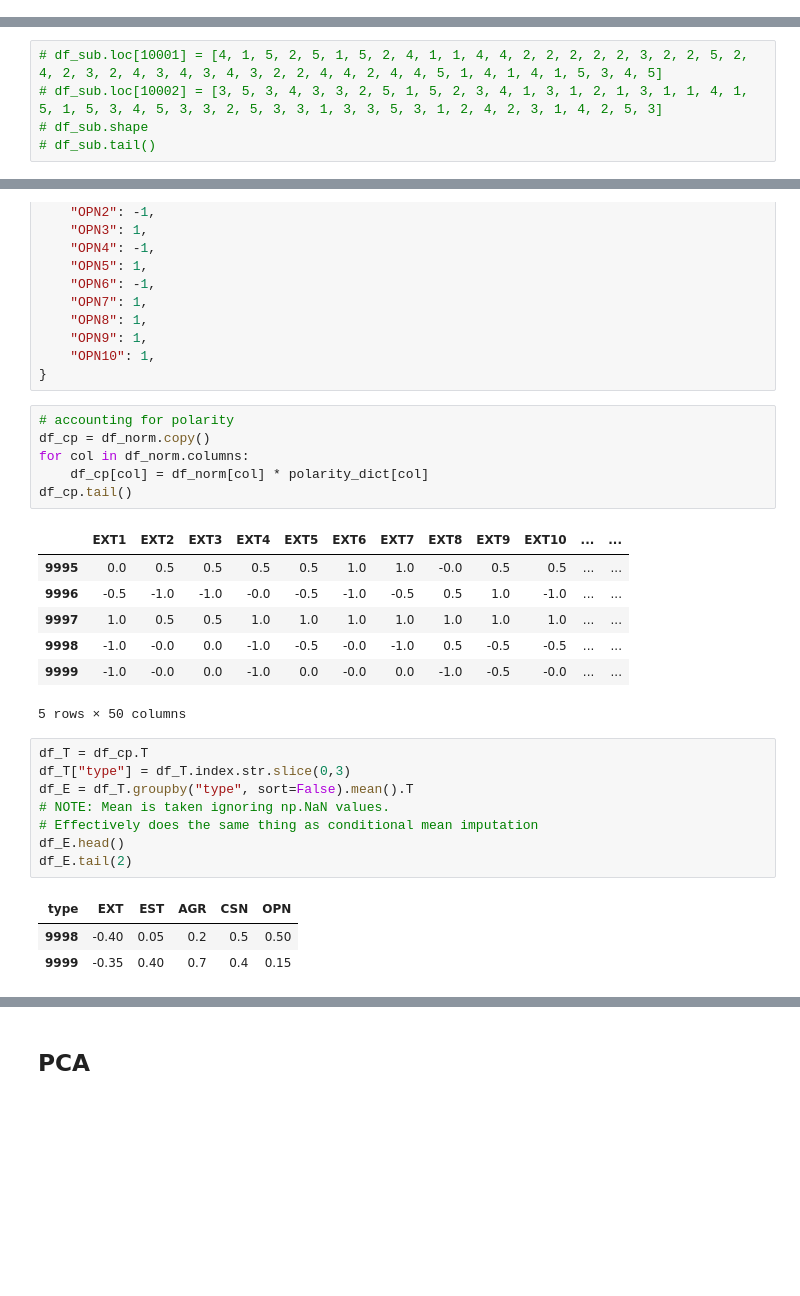
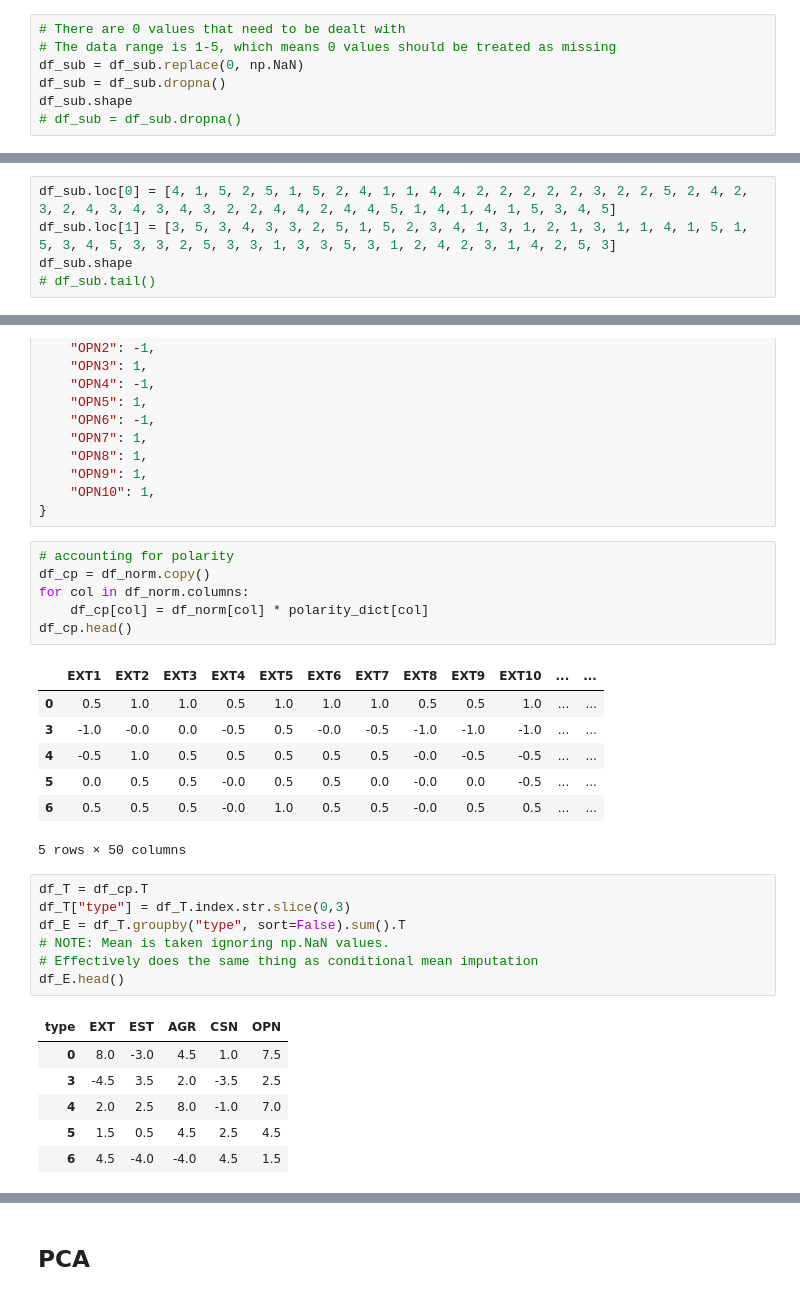
Before and after one commit to oetia/ocean-pca, a Jupyter notebook: pca.ipynb, the cells around one changed output, grey strips where cells are left out. Cells and saved outputs as stored; diff of their text form; blank space fills up the shorter version.

```diff
--- a/pca.ipynb
+++ b/pca.ipynb
@@ -46,0 +45,7 @@ print(df_sub.head().to_markdown())
+# %%
+# There are 0 values that need to be dealt with
+# The data range is 1-5, which means 0 values should be treated as missing
+df_sub = df_sub.replace(0, np.NaN)
+df_sub = df_sub.dropna()
+df_sub.shape
+# df_sub = df_sub.dropna()
@@ -47,5 +54,5 @@ print(df_sub.head().to_markdown())
 # %%
-# df_sub.loc[10001] = [4, 1, 5, 2, 5, 1, 5, 2, 4, 1, 1, 4, 4, 2, 2, 2, 2, 2, 3, 2, 2, 5, 2, 4, 2, 3, 2, 4, 3, 4, 3, 4, 3, 2, 2, 4, 4, 2, 4, 4, 5, 1, 4, 1, 4, 1, 5, 3, 4, 5]
-# df_sub.loc[10002] = [3, 5, 3, 4, 3, 3, 2, 5, 1, 5, 2, 3, 4, 1, 3, 1, 2, 1, 3, 1, 1, 4, 1, 5, 1, 5, 3, 4, 5, 3, 3, 2, 5, 3, 3, 1, 3, 3, 5, 3, 1, 2, 4, 2, 3, 1, 4, 2, 5, 3]
-# df_sub.shape
+df_sub.loc[0] = [4, 1, 5, 2, 5, 1, 5, 2, 4, 1, 1, 4, 4, 2, 2, 2, 2, 2, 3, 2, 2, 5, 2, 4, 2, 3, 2, 4, 3, 4, 3, 4, 3, 2, 2, 4, 4, 2, 4, 4, 5, 1, 4, 1, 4, 1, 5, 3, 4, 5]
+df_sub.loc[1] = [3, 5, 3, 4, 3, 3, 2, 5, 1, 5, 2, 3, 4, 1, 3, 1, 2, 1, 3, 1, 1, 4, 1, 5, 1, 5, 3, 4, 5, 3, 3, 2, 5, 3, 3, 1, 3, 3, 5, 3, 1, 2, 4, 2, 3, 1, 4, 2, 5, 3]
+df_sub.shape
 # df_sub.tail()
@@ -188,27 +185,29 @@ polarity_dict = {
 # %%
 # accounting for polarity
 df_cp = df_norm.copy()
 for col in df_norm.columns:
     df_cp[col] = df_norm[col] * polarity_dict[col]
-df_cp.tail()
+df_cp.head()
 # %% [output]
 |  | EXT1 | EXT2 | EXT3 | EXT4 | EXT5 | EXT6 | EXT7 | EXT8 | EXT9 | EXT10 | ... | ... |
-| 9995 | 0.0 | 0.5 | 0.5 | 0.5 | 0.5 | 1.0 | 1.0 | -0.0 | 0.5 | 0.5 | ... | ... |
-| 9996 | -0.5 | -1.0 | -1.0 | -0.0 | -0.5 | -1.0 | -0.5 | 0.5 | 1.0 | -1.0 | ... | ... |
-| 9997 | 1.0 | 0.5 | 0.5 | 1.0 | 1.0 | 1.0 | 1.0 | 1.0 | 1.0 | 1.0 | ... | ... |
-| 9998 | -1.0 | -0.0 | 0.0 | -1.0 | -0.5 | -0.0 | -1.0 | 0.5 | -0.5 | -0.5 | ... | ... |
-| 9999 | -1.0 | -0.0 | 0.0 | -1.0 | 0.0 | -0.0 | 0.0 | -1.0 | -0.5 | -0.0 | ... | ... |
+| 0 | 0.5 | 1.0 | 1.0 | 0.5 | 1.0 | 1.0 | 1.0 | 0.5 | 0.5 | 1.0 | ... | ... |
+| 3 | -1.0 | -0.0 | 0.0 | -0.5 | 0.5 | -0.0 | -0.5 | -1.0 | -1.0 | -1.0 | ... | ... |
+| 4 | -0.5 | 1.0 | 0.5 | 0.5 | 0.5 | 0.5 | 0.5 | -0.0 | -0.5 | -0.5 | ... | ... |
+| 5 | 0.0 | 0.5 | 0.5 | -0.0 | 0.5 | 0.5 | 0.0 | -0.0 | 0.0 | -0.5 | ... | ... |
+| 6 | 0.5 | 0.5 | 0.5 | -0.0 | 1.0 | 0.5 | 0.5 | -0.0 | 0.5 | 0.5 | ... | ... |
 5 rows × 50 columns
 # %%
 df_T = df_cp.T
 df_T["type"] = df_T.index.str.slice(0,3)
-df_E = df_T.groupby("type", sort=False).mean().T
+df_E = df_T.groupby("type", sort=False).sum().T
 # NOTE: Mean is taken ignoring np.NaN values.
 # Effectively does the same thing as conditional mean imputation
 df_E.head()
-df_E.tail(2)
 # %% [output]
 | type | EXT | EST | AGR | CSN | OPN |
-| 9998 | -0.40 | 0.05 | 0.2 | 0.5 | 0.50 |
-| 9999 | -0.35 | 0.40 | 0.7 | 0.4 | 0.15 |
+| 0 | 8.0 | -3.0 | 4.5 | 1.0 | 7.5 |
+| 3 | -4.5 | 3.5 | 2.0 | -3.5 | 2.5 |
+| 4 | 2.0 | 2.5 | 8.0 | -1.0 | 7.0 |
+| 5 | 1.5 | 0.5 | 4.5 | 2.5 | 4.5 |
+| 6 | 4.5 | -4.0 | -4.0 | 4.5 | 1.5 |
 # %%
```
Also changed, not shown: parts of 59 cells of this notebook, 5 other files.
